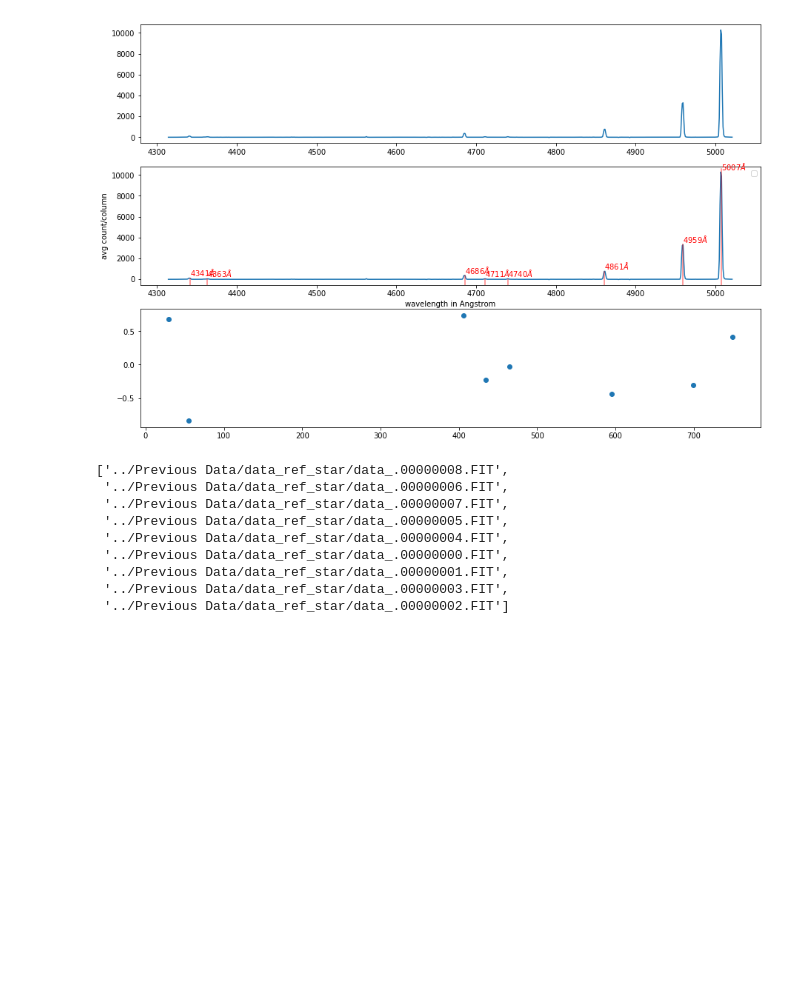
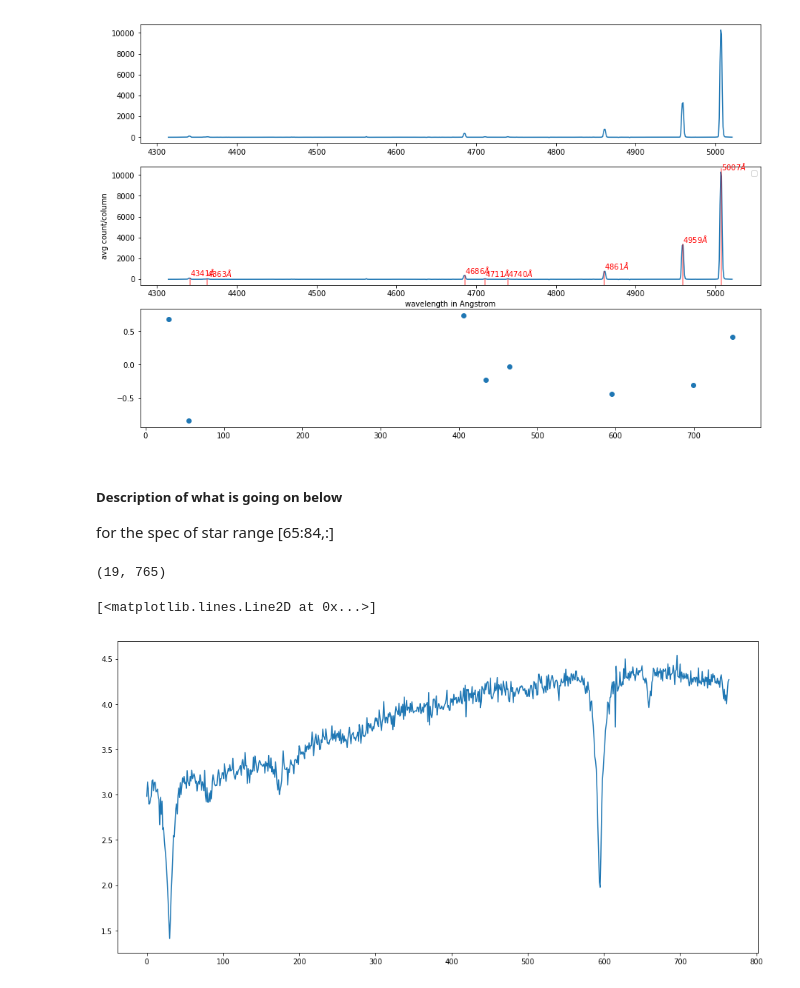
Before and after one commit to NMiklave/ast443-nyc, a Jupyter notebook: lab2/notebook/lab2_analysis.ipynb, the cells around one changed output. Cells and saved outputs as stored; diff of their text form; code cells hidden in the pictures; blank space fills up the shorter version.

Commit message:
almost done refstar calibration

```diff
--- a/lab2/notebook/lab2_analysis.ipynb
+++ b/lab2/notebook/lab2_analysis.ipynb
@@ -240,16 +243,54 @@ ax3.scatter(peak_pos,wl-secorder(peak_pos))
 No handles with labels found to put in legend.
 <matplotlib.collections.PathCollection at 0x...>
 [figure]
-# %%
-# getting science images of reference star
-file_name('../Previous Data/data_ref_star/')
-# %% [output]
-['../Previous Data/data_ref_star/data_.00000008.FIT',
- '../Previous Data/data_ref_star/data_.00000006.FIT',
- '../Previous Data/data_ref_star/data_.00000007.FIT',
- '../Previous Data/data_ref_star/data_.00000005.FIT',
- '../Previous Data/data_ref_star/data_.00000004.FIT',
- '../Previous Data/data_ref_star/data_.00000000.FIT',
- '../Previous Data/data_ref_star/data_.00000001.FIT',
- '../Previous Data/data_ref_star/data_.00000003.FIT',
- '../Previous Data/data_ref_star/data_.00000002.FIT']
+# %% [markdown]
+##### Description of what is going on below
+for the spec of star range [65:84,:]
+# %%
+# getting science images of reference star
+ref=file_name('../Previous Data/data_ref_star/')
+refstardata=[]
+refstarhead=[]
+for i in range(len(ref)):
+    refstardata.append(i)
+    refstarhead.append(i)
+    refstardata[i],refstarhead[i]=fits.getdata(ref[i],0,header=True)
+
+# We don't use ref[0] & ref[7] because they're no good
+# applying master dark and flat to science image with corresponding exposure time
+# store master darks such that the exposure time corresponds to the file in ref list
+mdarks=[mdark_5m,mdark_3m,mdark_3m,mdark_3m,mdark_3m,mdark_10s,mdark_30s,mdark_3m,mdark_2m]
+exptime=[300,180,180,180,180,10,30,180,120]
+
+refstartemp=[]
+refstarcalib=[]
+background=[]
+mean_bg=[]
+mean_bg_slit=np.ones(shape=(19,765))
+mean_bg_slit_series=[mean_bg_slit,mean_bg_slit,mean_bg_slit,mean_bg_slit,mean_bg_slit,mean_bg_slit,mean_bg_slit,mean_bg_slit,mean_bg_slit]
+for i in range(len(refstardata)):
+    refstarcalib.append(i)
+    refstartemp.append(i)
+    background.append(i)
+    mean_bg.append(i)
+    temp_refstar.append(i)
+    refstartemp[i]=(refstardata[i]-mdarks[i])/m_flat_norm
+    background[i]=refstartemp[i][40:64,:]       # width of spectrum[40:99]--> background[40:64]
+    mean_bg[i]=np.mean(background[i])
+    mean_bg_slit_series[i]=mean_bg_slit_series[i]*mean_bg[i]       # create artificial slit consists of mean background
+    refstarcalib[i]=(refstartemp[i][65:84,:]-mean_bg_slit_series[i])/exptime[i] # subtract background from og and divide by exptime
+
+sum_refstar=np.zeros(shape=(19,765))
+for i in range(len(refstarcalib)):
+    if i != 0 and i !=7:
+        sum_refstar += refstarcalib[i]
+    msum_refstar = sum_refstar/7
+    refstar_1d = np.sum(msum_refstar,axis=0)/15
+
+
+plt.figure(figsize=(16,8))
+plt.plot(pix_pos,refstar_1d)
+# %% [output]
+(19, 765)
+[<matplotlib.lines.Line2D at 0x...>]
+[figure, added]
```
Also changed, not shown: parts of 3 cells of this notebook.
